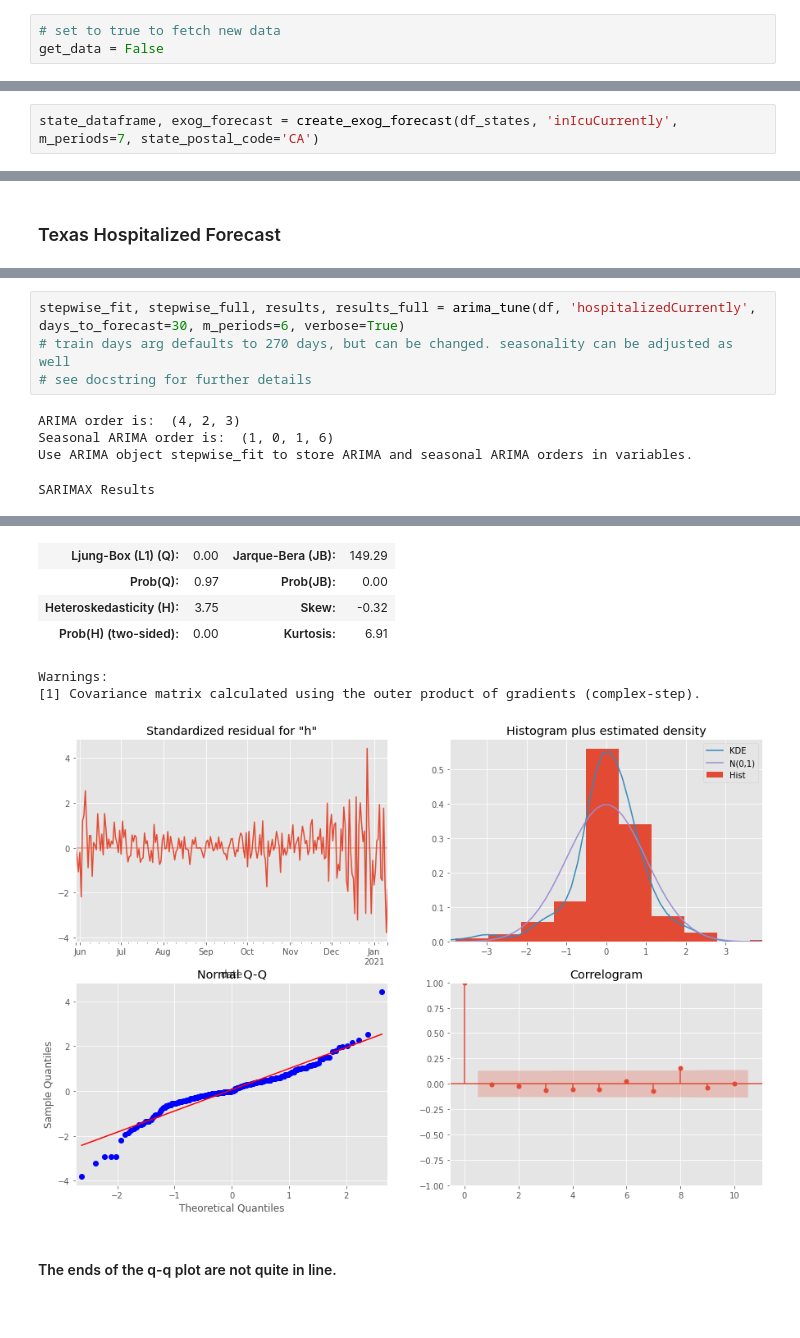
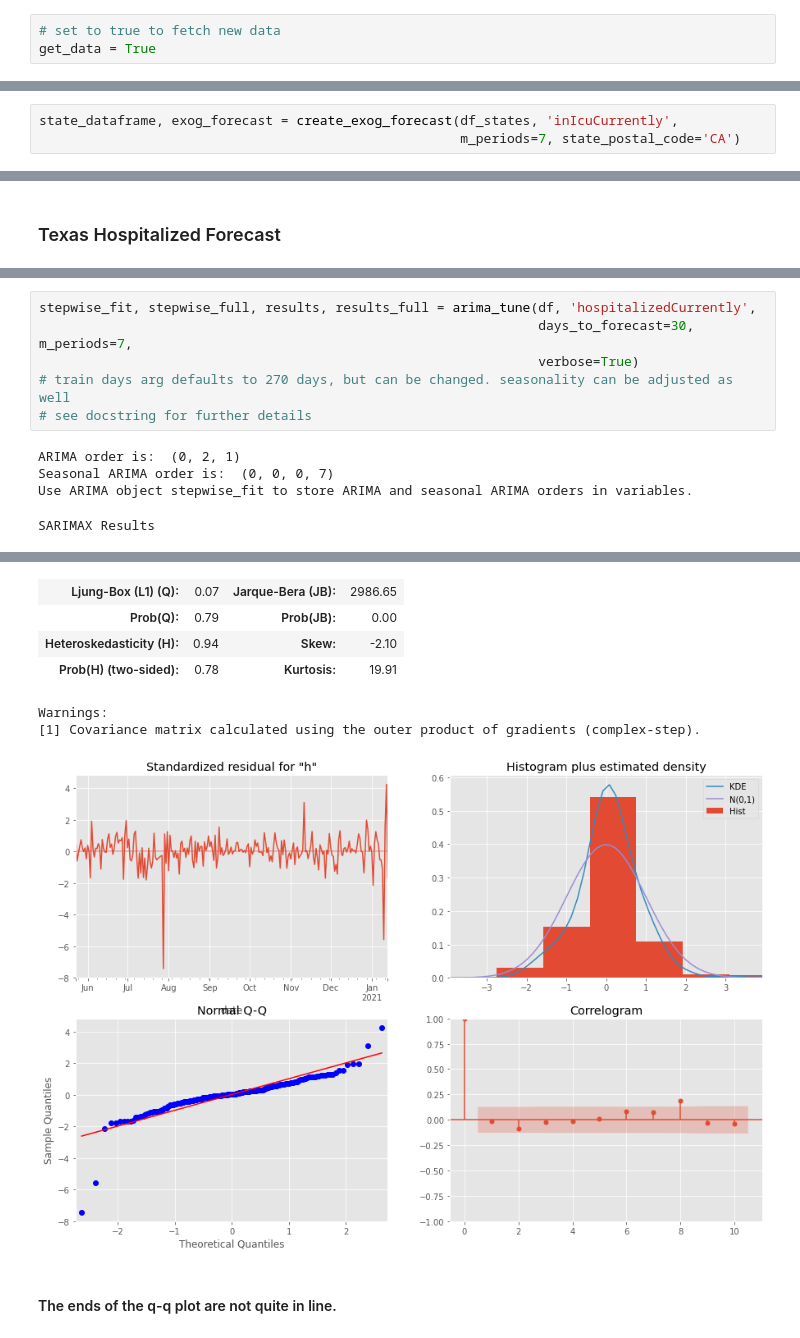
Before and after one commit to JosephDenney/Covid_Analysis, a Jupyter notebook: Covid_Notebook.ipynb, the cells around one changed output, grey strips where cells are left out. Drawn from its saved outputs; the diff is of its cells as text.

```diff
--- a/Covid_Notebook.ipynb
+++ b/Covid_Notebook.ipynb
@@ -94,7 +94,7 @@ if open_links == True:
 #### The Covid Tracking Project was organized by the news agency The Atlantic early in 2020 in an effort to provide as much data on the pandemic as possible. Coordination of state by state Covid data required building working relationships with state officials to obtain relevant state information. Above are links to the project that can provide further information regarding Covid-19. Additionally, it is worth noting that the project is coming to its end at the beginning of March 2021 as a result of improvements to Federal collection of data.
 # %%
 # set to true to fetch new data
-get_data = False
+get_data = True
 # %%
 if get_data == True:
     df_states = pd.read_csv('https://api.covidtracking.com/v1/states/daily.csv',index_col='date',parse_dates=True)
@@ -741,6 +753,7 @@ sd(df_ref.loc['04-2020':'06-2020']['inIcuCurrently']).plot();
 # %% [output]
 [figure]
 # %%
-state_dataframe, exog_forecast = create_exog_forecast(df_states, 'inIcuCurrently', m_periods=7, state_postal_code='CA')
+state_dataframe, exog_forecast = create_exog_forecast(df_states, 'inIcuCurrently',
+                                                      m_periods=7, state_postal_code='CA')
 # %% [output]
 Successfully returned indexed dataframe for CA
@@ -819,10 +866,12 @@ sd(df.loc['04-2020':'06-2020']['hospitalizedCurrently']).plot();
 # %%
-stepwise_fit, stepwise_full, results, results_full = arima_tune(df, 'hospitalizedCurrently', days_to_forecast=30, m_periods=6, verbose=True)
+stepwise_fit, stepwise_full, results, results_full = arima_tune(df, 'hospitalizedCurrently',
+                                                                days_to_forecast=30, m_periods=7,
+                                                                verbose=True)
 # train days arg defaults to 270 days, but can be changed. seasonality can be adjusted as well
 # see docstring for further details
 # %% [output]
-ARIMA order is:  (4, 2, 3)
-Seasonal ARIMA order is:  (1, 0, 1, 6)
+ARIMA order is:  (0, 2, 1)
+Seasonal ARIMA order is:  (0, 0, 0, 7)
 Use ARIMA object stepwise_fit to store ARIMA and seasonal ARIMA orders in variables.
 SARIMAX Results
 | Dep. Variable: | hospitalizedCurrently | No. Observations: | 240 |
@@ -846,10 +887,10 @@ SARIMAX Results
-| Ljung-Box (L1) (Q): | 0.00 | Jarque-Bera (JB): | 149.29 |
-| Prob(Q): | 0.97 | Prob(JB): | 0.00 |
-| Heteroskedasticity (H): | 3.75 | Skew: | -0.32 |
-| Prob(H) (two-sided): | 0.00 | Kurtosis: | 6.91 |
+| Ljung-Box (L1) (Q): | 0.07 | Jarque-Bera (JB): | 2986.65 |
+| Prob(Q): | 0.79 | Prob(JB): | 0.00 |
+| Heteroskedasticity (H): | 0.94 | Skew: | -2.10 |
+| Prob(H) (two-sided): | 0.78 | Kurtosis: | 19.91 |
 Warnings:
 [1] Covariance matrix calculated using the outer product of gradients (complex-step).
-[figure, old version]
+[figure, new version]
 # %% [markdown]
 #### The ends of the q-q plot are not quite in line.
 # %%
```
Also changed, not shown: parts of 118 cells of this notebook, 3 other files.
